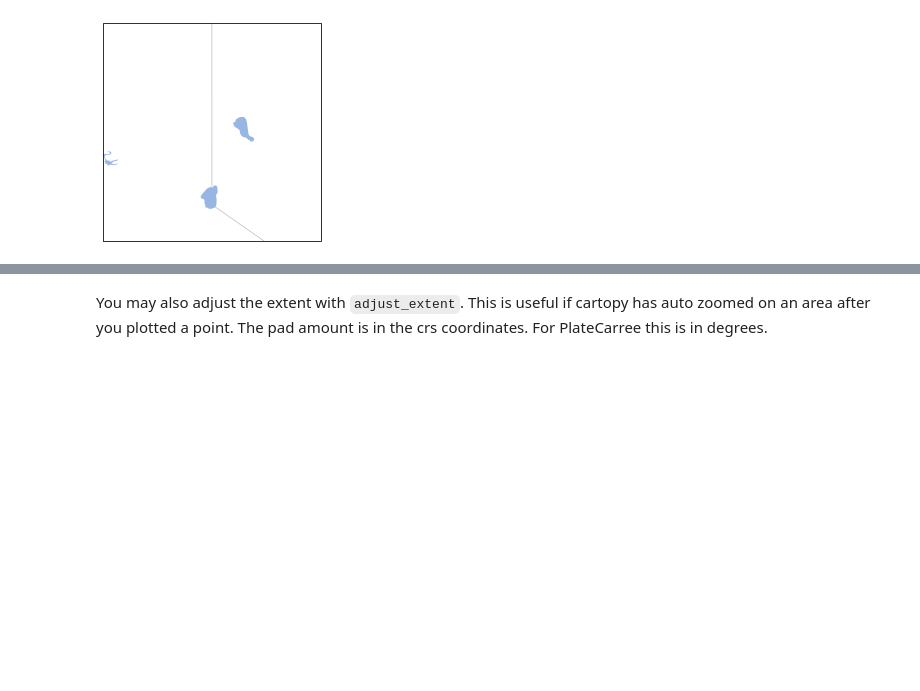
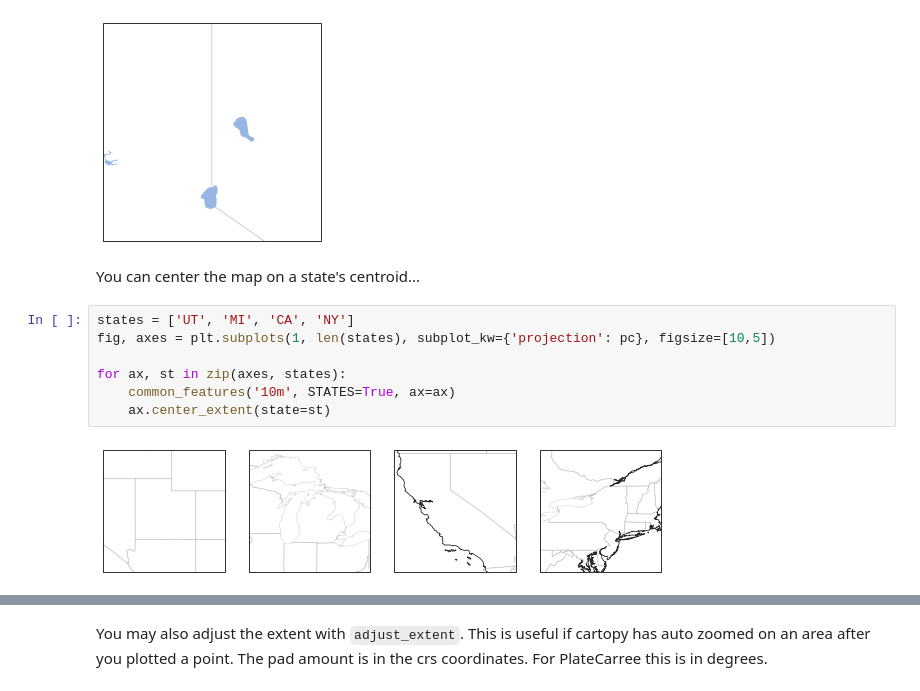
Before and after one commit to blaylockbk/Carpenter_Workshop, a Jupyter notebook: notebooks/demo_cartopy_tools.ipynb, the cells around one changed output, grey strips where cells are left out. Saved outputs shown, nothing was run; the diff lists cells and outputs as text; blank space fills up the shorter version.

Commit message:
add argument to center map on state centroid

```diff
--- a/notebooks/demo_cartopy_tools.ipynb
+++ b/notebooks/demo_cartopy_tools.ipynb
@@ -191,3 +191,14 @@ ax.center_extent(lat=40, lon=-120, pad=1.5)   # Adjust the padding to zoom in or
 # %% [output]
 (-121.5, -118.49999999999999, 38.5, 41.5)
 [figure]
+# %% [markdown]
+You can center the map on a state's centroid...
+# %%
+states = ['UT', 'MI', 'CA', 'NY']
+fig, axes = plt.subplots(1, len(states), subplot_kw={'projection': pc}, figsize=[10,5])
+
+for ax, st in zip(axes, states):
+    common_features('10m', STATES=True, ax=ax)
+    ax.center_extent(state=st)
+# %% [output]
+[figure, added]
```
Also changed, not shown: parts of 2 cells of this notebook, 1 other file.
